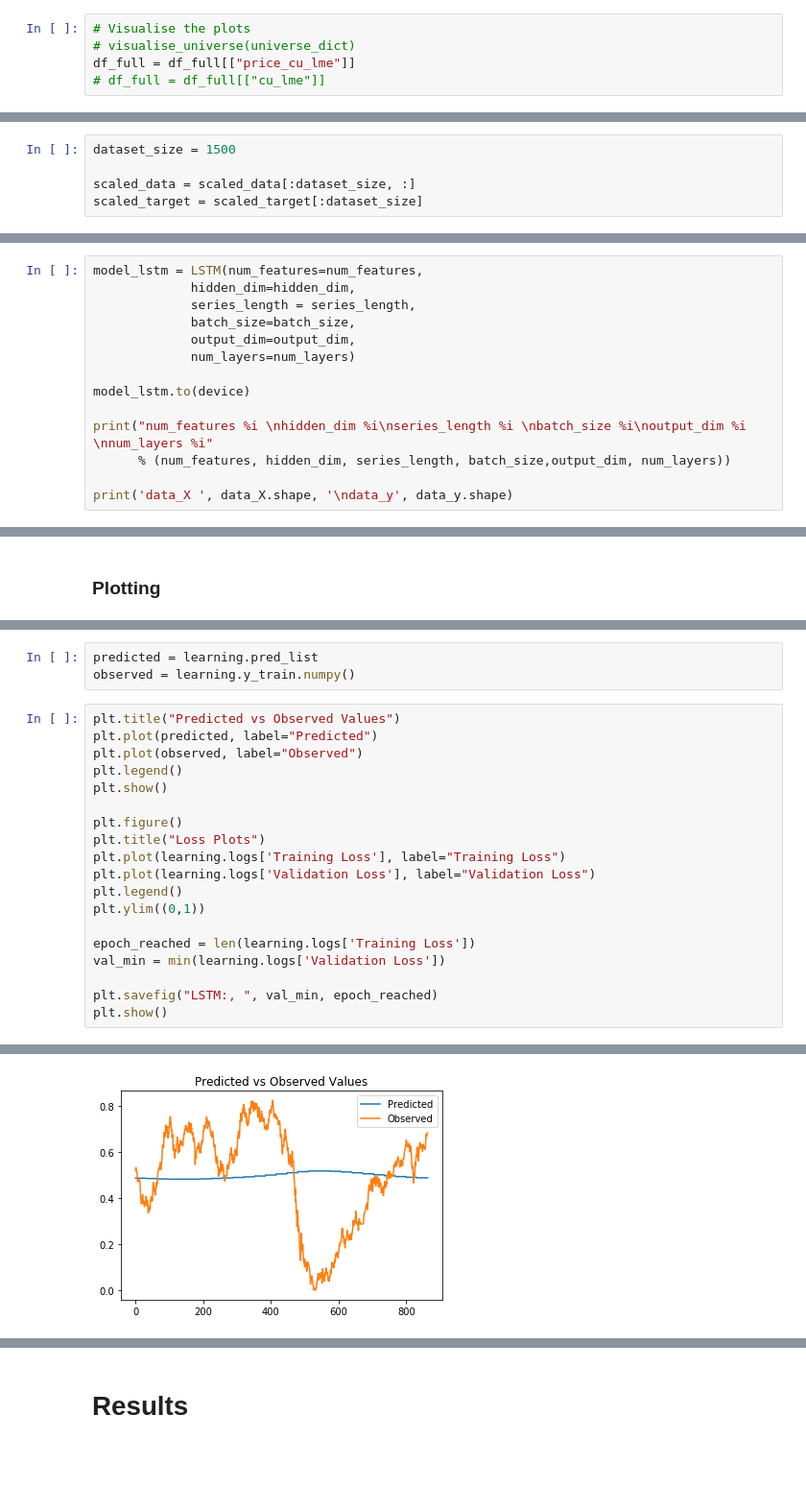
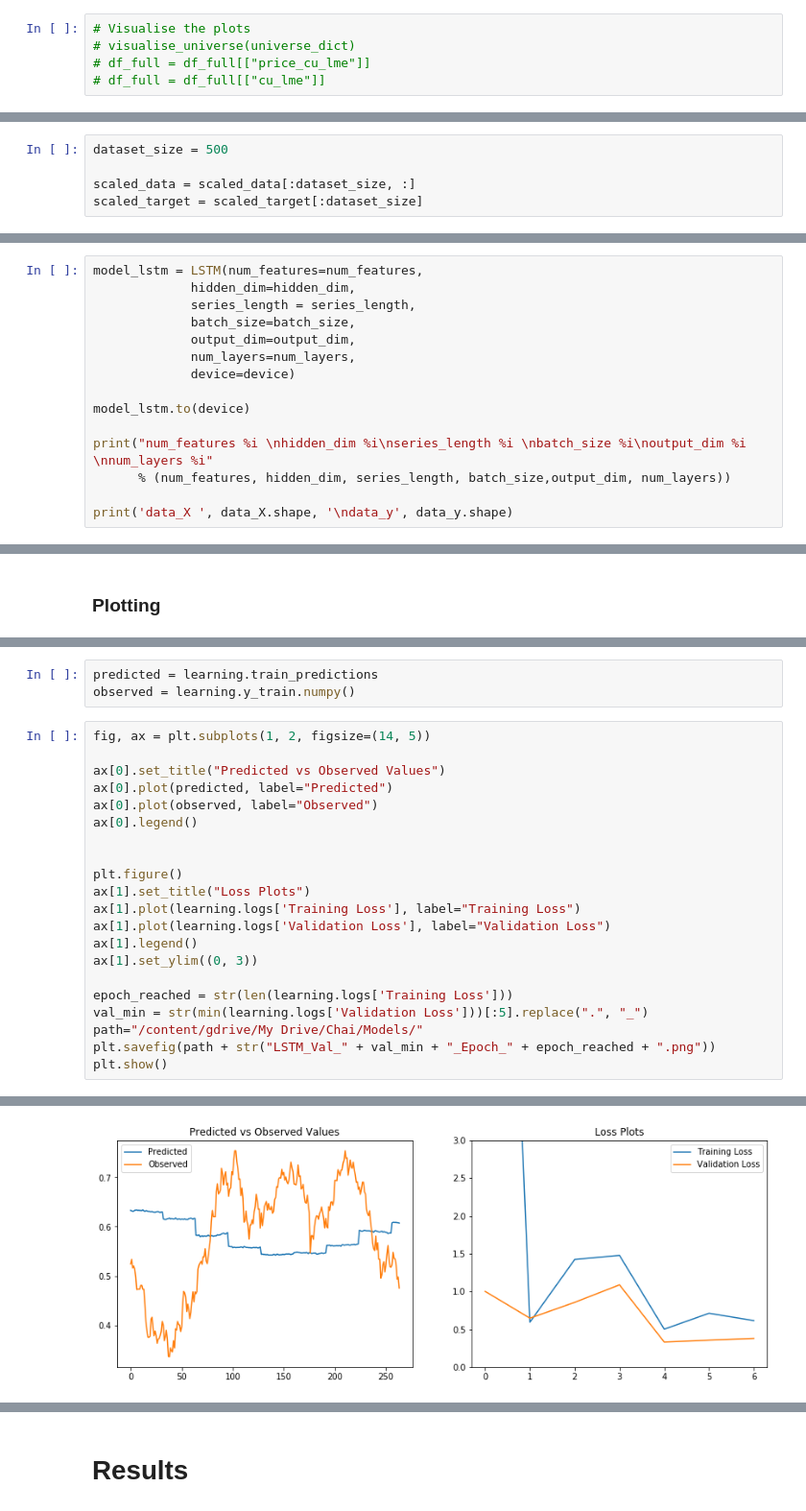
Before and after one commit to msc-acse/acse-9-independent-research-project-OliverJBoom, a Jupyter notebook: Src/LSTM.ipynb, the cells around one changed output, grey strips where cells are left out. Shown at 96% size. Drawn from its saved outputs; the diff is of its cells as text; blank space fills up the shorter version.

Commit message:
Added test evalutation, plotting that includes validation predictions and training/val loss. Also moved model to its own script

```diff
--- a/Src/LSTM.ipynb
+++ b/Src/LSTM.ipynb
@@ -156,7 +125,7 @@ To normalise the independent variables, the 1 day log returns between closing pr
 # %%
 # Visualise the plots
 # visualise_universe(universe_dict)
-df_full = df_full[["price_cu_lme"]]
+# df_full = df_full[["price_cu_lme"]]
 # df_full = df_full[["cu_lme"]]
 # %%
 df_full.head(15)
@@ -194,7 +163,7 @@ scaled_target = shift(scaled_target, -5)
 scaled_data = scaled_data[:-5, :]
 scaled_target = scaled_target[:-5]
 # %%
-dataset_size = 1500
+dataset_size = 500
 
 scaled_data = scaled_data[:dataset_size, :]
 scaled_target = scaled_target[:dataset_size]
@@ -678,7 +605,8 @@ model_lstm = LSTM(num_features=num_features,
              series_length = series_length,
              batch_size=batch_size,
              output_dim=output_dim,
-             num_layers=num_layers)
+             num_layers=num_layers,
+             device=device)
 
 model_lstm.to(device)
 
@@ -742,23 +683,25 @@ min(learning.logs['Validation Loss'])
 # %%
-predicted = learning.pred_list
+predicted = learning.train_predictions
 observed = learning.y_train.numpy()
 # %%
-plt.title("Predicted vs Observed Values")
-plt.plot(predicted, label="Predicted")
-plt.plot(observed, label="Observed")
-plt.legend()
-plt.show()
+fig, ax = plt.subplots(1, 2, figsize=(14, 5))
+
+ax[0].set_title("Predicted vs Observed Values")
+ax[0].plot(predicted, label="Predicted")
+ax[0].plot(observed, label="Observed")
+ax[0].legend()
+
 
 plt.figure()
-plt.title("Loss Plots")
-plt.plot(learning.logs['Training Loss'], label="Training Loss")
-plt.plot(learning.logs['Validation Loss'], label="Validation Loss")
-plt.legend()
-plt.ylim((0,1))
+ax[1].set_title("Loss Plots")
+ax[1].plot(learning.logs['Training Loss'], label="Training Loss")
+ax[1].plot(learning.logs['Validation Loss'], label="Validation Loss")
+ax[1].legend()
+ax[1].set_ylim((0, 3))
 
-epoch_reached = len(learning.logs['Training Loss'])
-val_min = min(learning.logs['Validation Loss'])
-
-plt.savefig("LSTM:, ", val_min, epoch_reached)
+epoch_reached = str(len(learning.logs['Training Loss']))
+val_min = str(min(learning.logs['Validation Loss']))[:5].replace(".", "_")
+path="/content/gdrive/My Drive/Chai/Models/"
+plt.savefig(path + str("LSTM_Val_" + val_min + "_Epoch_" + epoch_reached + ".png"))
 plt.show()
 # %% [output]
@@ -765 +709 @@ plt.show()
-[figure, old version]
+[figure, new version]
```
Also changed, not shown: parts of 33 cells of this notebook, 6 other files.
